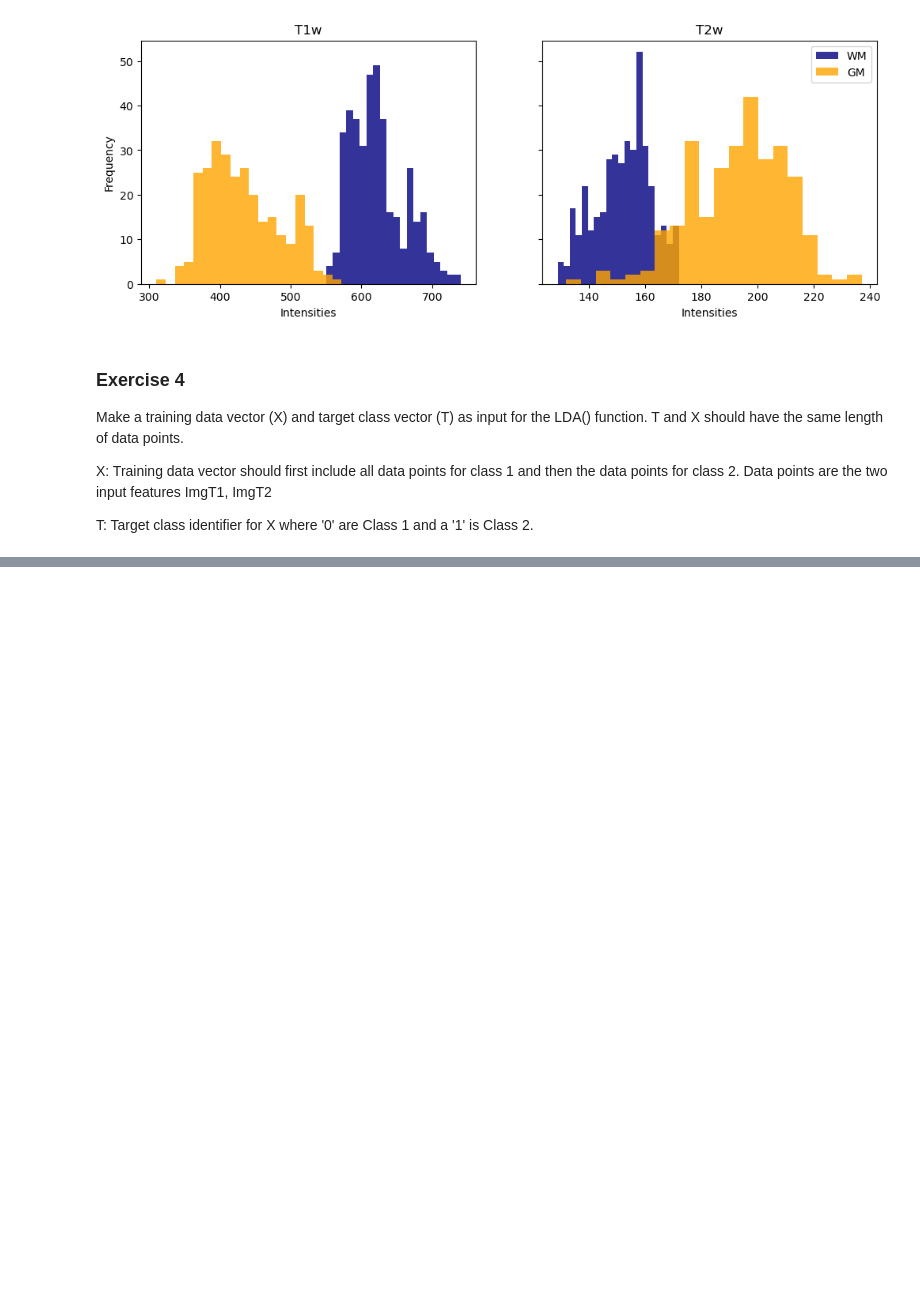
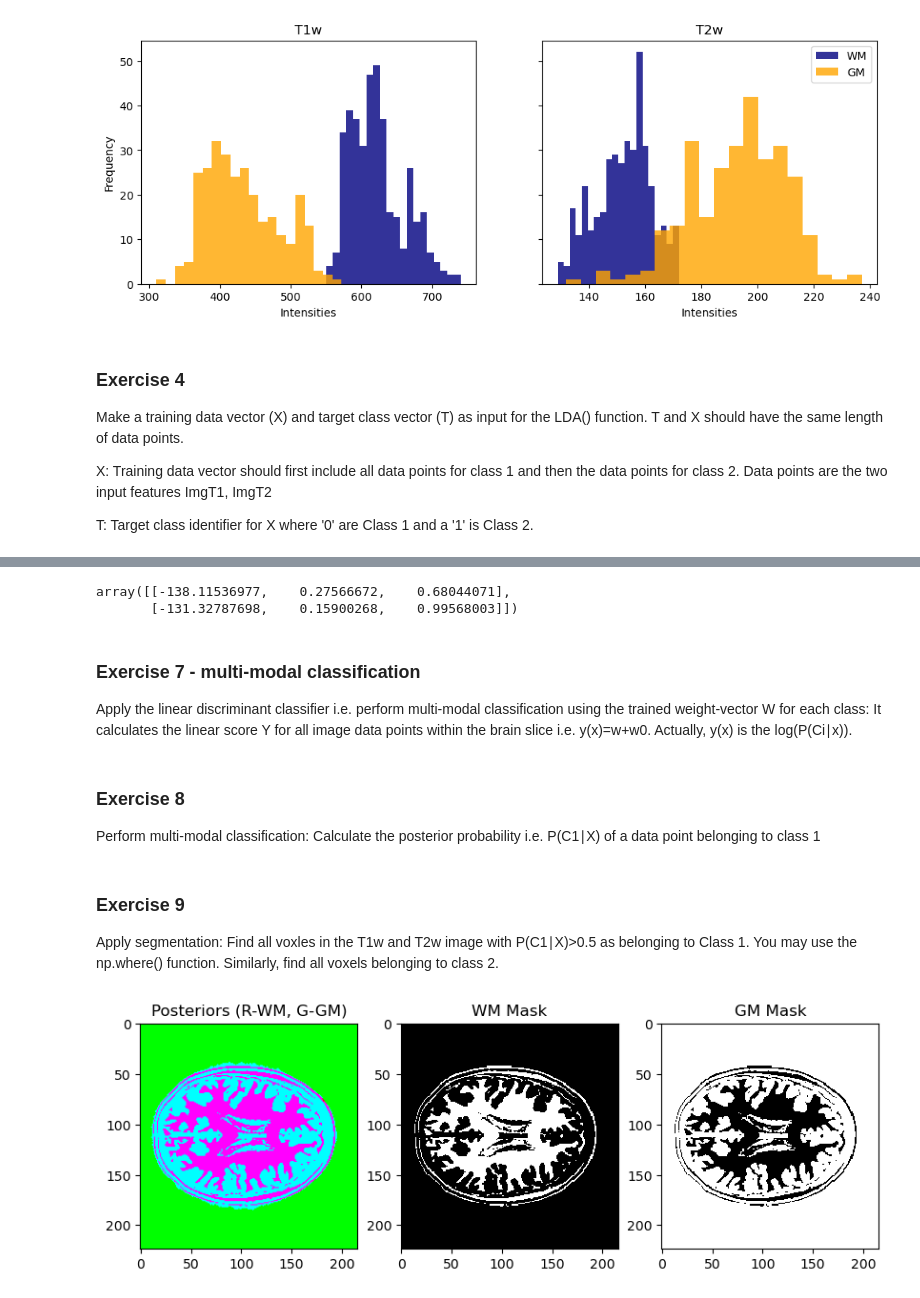
Before and after one commit to NajaJean/DTUImageAnalysis, a Jupyter notebook: exercises/ex6b-AdvancedPixelClassification/06b_Advanced_Seg.ipynb, the cells around one changed output, grey strips where cells are left out. Cells and saved outputs as stored; diff of their text form; code cells hidden in the pictures; blank space fills up the shorter version.

```diff
--- a/exercises/ex6b-AdvancedPixelClassification/06b_Advanced_Seg.ipynb
+++ b/exercises/ex6b-AdvancedPixelClassification/06b_Advanced_Seg.ipynb
@@ -188,0 +194,48 @@ ValueError: matrix must be 2-dimensional
+# %%
+W = LDA(X,T)
+W
+# %% [output]
+array([[-138.11536977,    0.27566672,    0.68044071],
+       [-131.32787698,    0.15900268,    0.99568003]])
+# %% [markdown]
+### Exercise 7 -  multi-modal classification
+Apply the linear discriminant classifier i.e. perform multi-modal classification using the trained weight-vector W for each class: It calculates the linear score Y for all image data points within the brain slice i.e. y(x)=w+w0. Actually, y(x) is the log(P(Ci∣x)).
+# %%
+Xall = np.c_[ImgT1.ravel(), ImgT2.ravel()]
+Y = np.c_[np.ones((len(Xall), 1)), Xall] @ W.T
+# %% [markdown]
+### Exercise 8
+Perform multi-modal classification: Calculate the posterior probability i.e. P(C1∣X) of a data point belonging to class 1
+# %%
+PosteriorProb = np.clip(np.exp(Y) / np.sum(np.exp(Y),1)[:, np.newaxis], 0, 1)
+# %% [markdown]
+### Exercise 9
+Apply segmentation: Find all voxles in the T1w and T2w image with P(C1∣X)>0.5 as belonging to Class 1. You may use the np.where() function. Similarly, find all voxels belonging to class 2.
+# %%
+PP_WM = PosteriorProb[:,0] >= 0.5
+PP_GM = PosteriorProb[:,1] > 0.5
+Img_PP_WM = PP_WM.reshape(ImgT1.shape)
+Img_PP_GM = PP_GM.reshape(ImgT1.shape)
+
+''' If i want no background
+
+posteriorC1 = np.zeros(ImgT1.shape)
+posteriorC2 = np.zeros(ImgT1.shape)
+
+posteriorC1[mask] = PosteriorProb[:,0]
+posteriorC2[mask] = PosteriorProb[:,1]
+mask_WM = posteriorC1 >= 0.5
+mask_GM = posteriorC2 > 0.5
+'''
+# %%
+fig, axs = plt.subplots(nrows = 1, ncols = 3, figsize = (10, 5))
+rgb = np.stack((Img_PP_WM, Img_PP_GM, mask_no_backgroud), axis = -1).astype(np.double)
+axs[0].imshow(rgb)
+axs[0].set_title('Posteriors (R-WM, G-GM)')
+axs[1].imshow(Img_PP_WM, cmap = 'gray', interpolation = 'none')
+axs[1].set_title('WM Mask')
+axs[2].imshow(Img_PP_GM, cmap='gray', interpolation = 'none')
+axs[2].set_title('GM Mask')
+plt.show()
+# %% [output]
+[figure, added]
```
Also changed, not shown: parts of 24 cells of this notebook, 10 other files.
